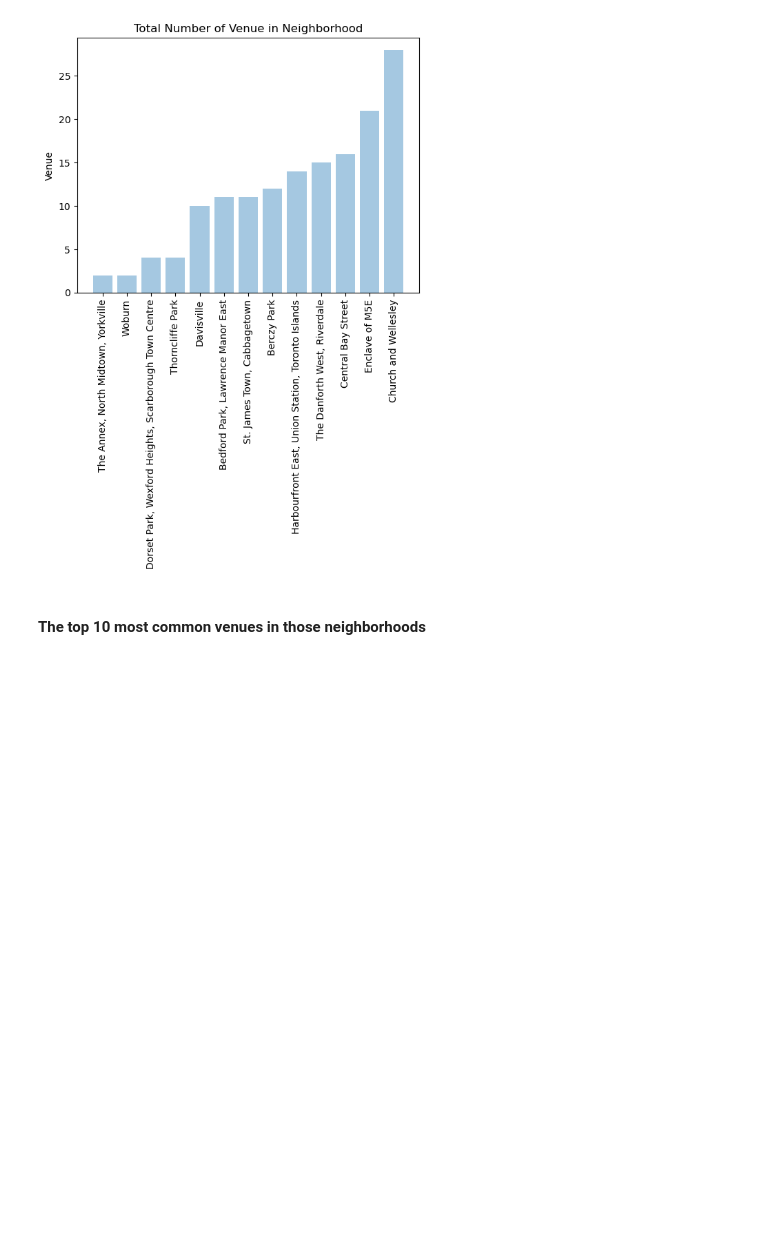
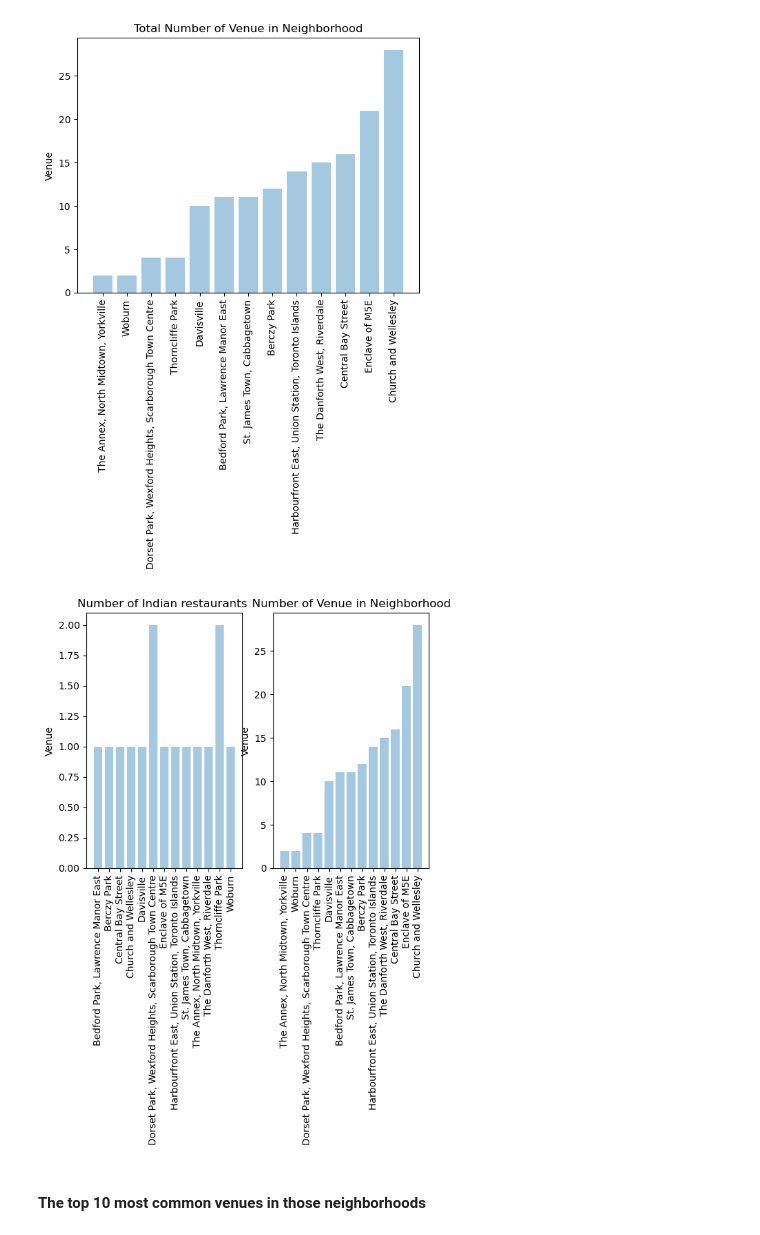
Before and after one commit to deepthich-gh/coursera_capstone_project, a Jupyter notebook: datascience_capstone_project.ipynb, the cells around one changed output. Cells and saved outputs as stored; diff of their text form; code cells hidden in the pictures; blank space fills up the shorter version.

```diff
--- a/datascience_capstone_project.ipynb
+++ b/datascience_capstone_project.ipynb
@@ -780,6 +794,32 @@ plt.xticks(rotation=90)
 plt.show()
 # %% [output]
 [figure]
+# %%
+plt.subplot(1, 2, 1) # row 1, col 2 index 1
+objects = Toronto_venues_restaurant_ind.Neighborhood
+y_pos = np.arange(len(objects))
+performance = Toronto_venues_restaurant_ind.Venue
+
+plt.bar(y_pos, performance, align='center', alpha=0.4)
+plt.xticks(y_pos, objects)
+plt.ylabel('Venue')
+plt.title('Number of Indian restaurants ')
+plt.xticks(rotation=90)
+
+plt.subplot(1, 2, 2) # index 2
+objects_1 = result.Neighborhood
+y_pos_1 = np.arange(len(objects))
+performance_1 = result.Count
+
+plt.bar(y_pos_1, performance_1, align='center', alpha=0.4)
+plt.xticks(y_pos, objects_1)
+plt.ylabel('Venue')
+plt.title('Number of Venue in Neighborhood')
+plt.xticks(rotation=90)
+
+plt.show()
+# %% [output]
+[figure, added]
 # %% [markdown]
 #### The top 10 most common venues in those neighborhoods
 # %%
```
Also changed, not shown: parts of 3 cells of this notebook.
